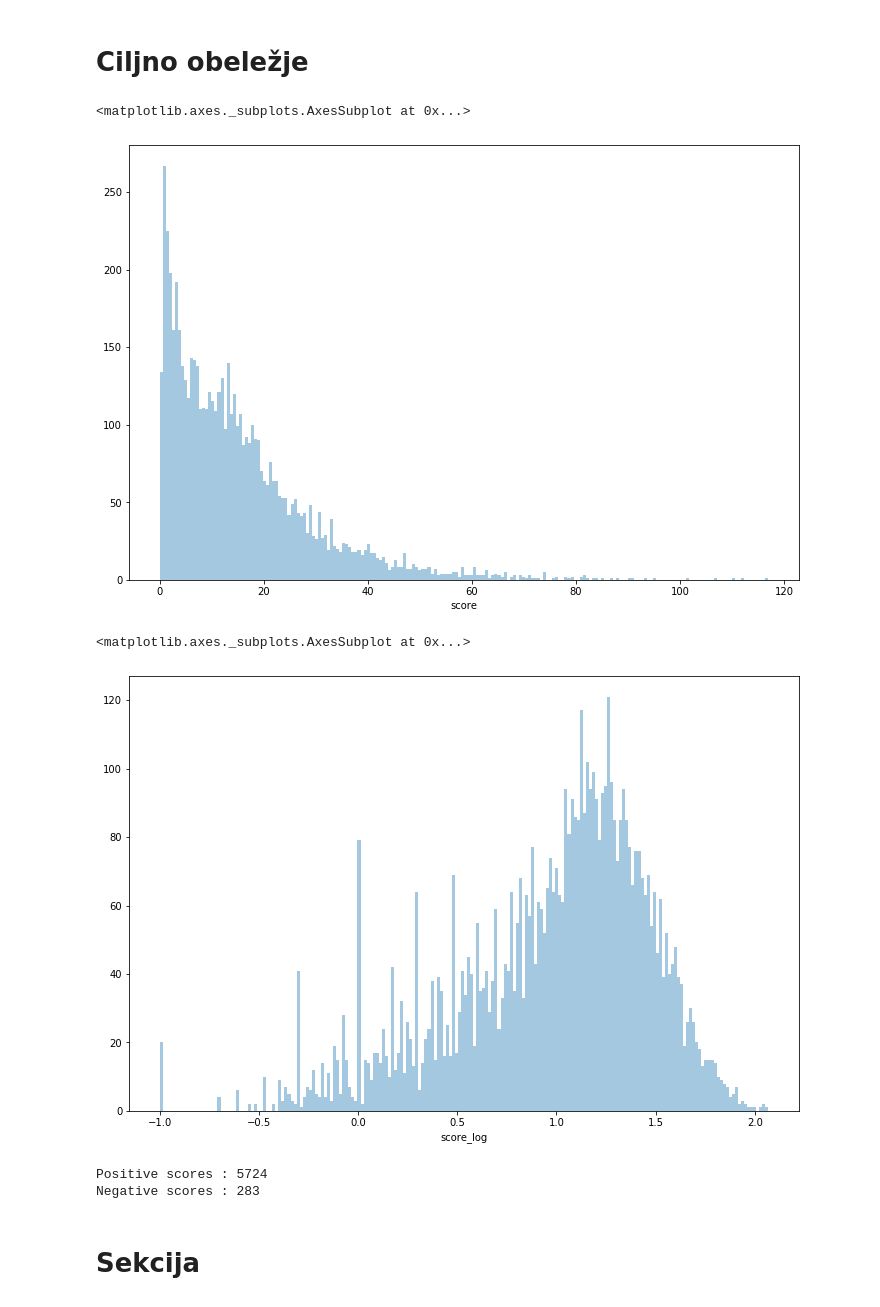
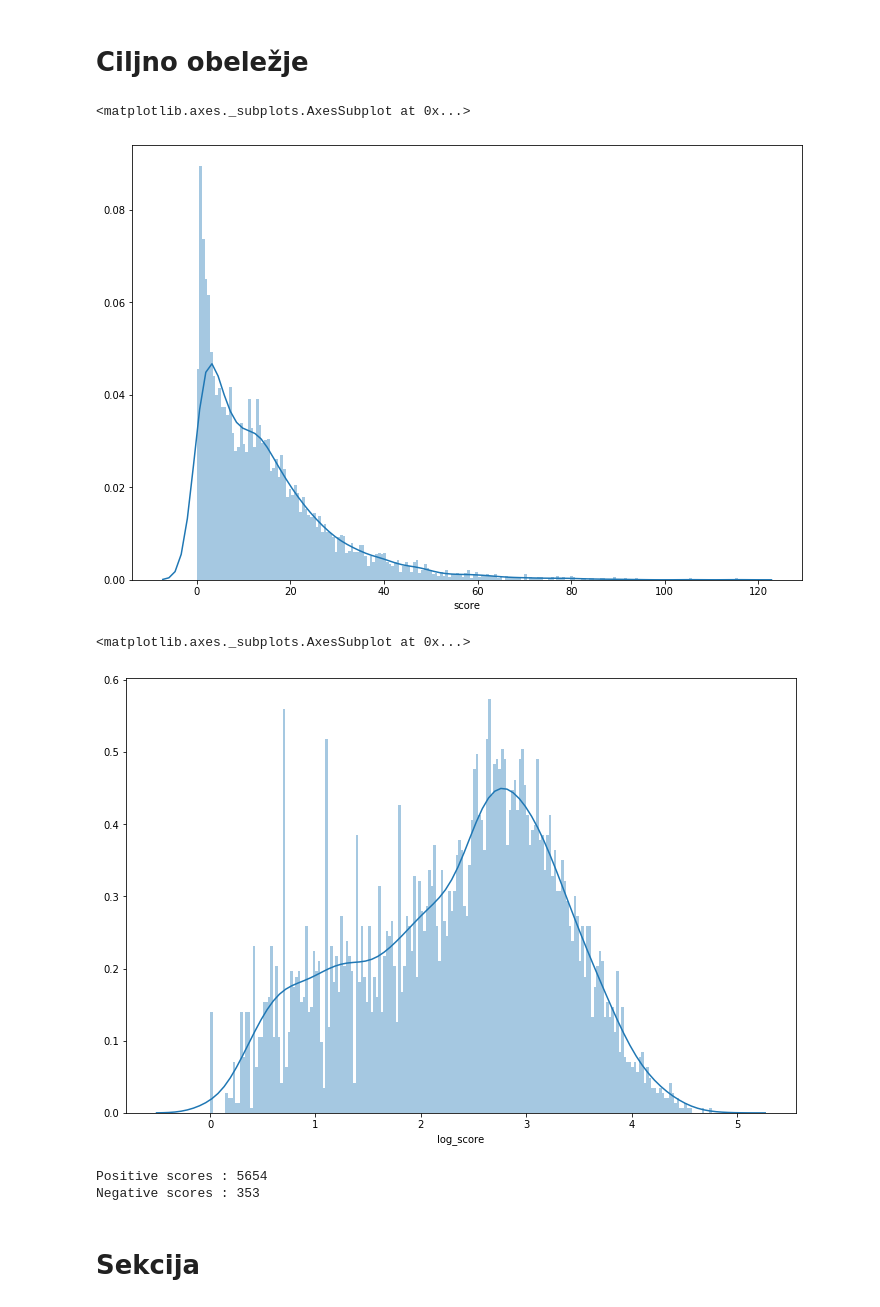
Before and after one commit to SimicSvetislav/9gag-post-popularity-prediction, a Jupyter notebook: notebooks/visualization.ipynb, the cells around one changed output. Saved outputs shown, nothing was run; the diff lists cells and outputs as text; code cells hidden in the pictures.

```diff
--- a/notebooks/visualization.ipynb
+++ b/notebooks/visualization.ipynb
@@ -6,6 +6,6 @@ import seaborn as sb
 # %%
 plt.rcParams["figure.figsize"] = (12,8)
 # %%
-dataset = pd.read_csv('../features_complete_v2.csv')
+dataset = pd.read_csv('../features_complete_v3.csv')
 dataset.shape
 # %% [output]
@@ -26,7 +26,7 @@ dataset.describe()
 # %%
-dataset = dataset[['comments count', 'section', 'type', 'person', 'people', 'cat', 'dog', 'other animal',
-                   'poster', 'clothing', 'car', 'toy', 'tree', 'glasses', 'building', 'electronic device',
-                   'airplane', 'guitar', 'pattern', 'score']]
+# dataset = dataset[['comments count', 'section', 'type', 'person', 'people', 'cat', 'dog', 'other animal',
+#                   'poster', 'clothing', 'car', 'toy', 'tree', 'glasses', 'building', 'electronic device',
+#                   'airplane', 'guitar', 'pattern', 'score']]
 # %%
 dataset.describe()
 # %% [output]
@@ -42,19 +42,19 @@ dataset.describe()
 # %% [markdown]
 # Ciljno obeležje
 # %%
-sb.distplot(dataset['score'], bins=200, kde=False)
+sb.distplot(dataset['score'], bins=200, kde=True)
 # %% [output]
 <matplotlib.axes._subplots.AxesSubplot at 0x...>
-[figure, old version]
+[figure, new version]
 # %%
-scores = np.where(dataset['score'] > 0.1, dataset['score'], 0.1)
+# scores = np.where(dataset['score'] > 0.1, dataset['score'], 0.1)
 
-dataset['score_log'] = np.log10(scores)
+# dataset['score_log'] = np.log10(scores)
 
-sb.distplot(dataset['score_log'], bins=200, kde=False)
+sb.distplot(dataset['log_score'], bins=200, kde=True)
 # %% [output]
 <matplotlib.axes._subplots.AxesSubplot at 0x...>
-[figure, old version]
+[figure, new version]
 # %%
 pos = (dataset['score'] >= 1).sum()
 neg = (dataset['score'] < 1).sum()
@@ -62,8 +62,8 @@ neg = (dataset['score'] < 1).sum()
 print("Positive scores :", pos)
 print("Negative scores :", neg)
 # %% [output]
-Positive scores : 5724
-Negative scores : 283
+Positive scores : 5654
+Negative scores : 353
 # %% [markdown]
 # Sekcija
 # %%
```
Also changed, not shown: parts of 23 cells of this notebook, 4 other files.
